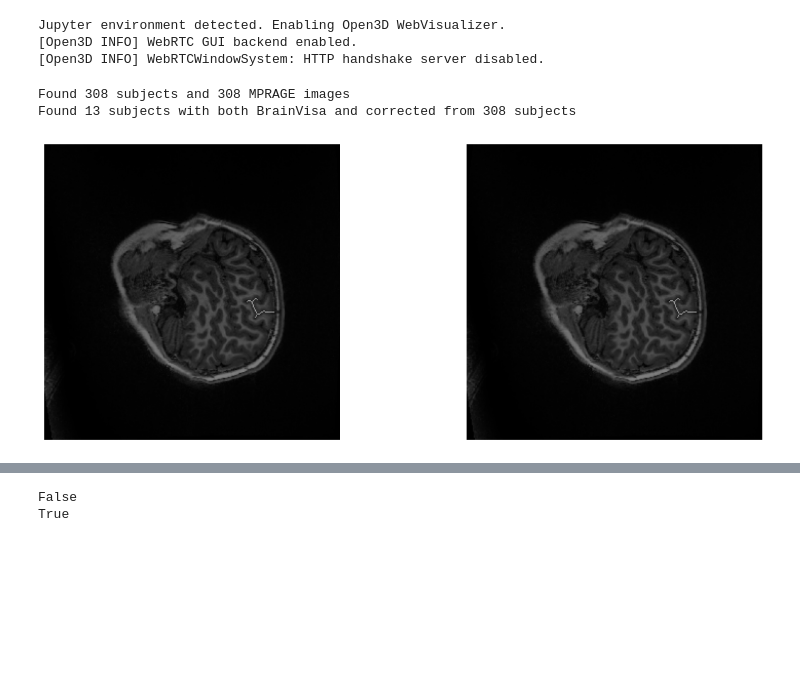
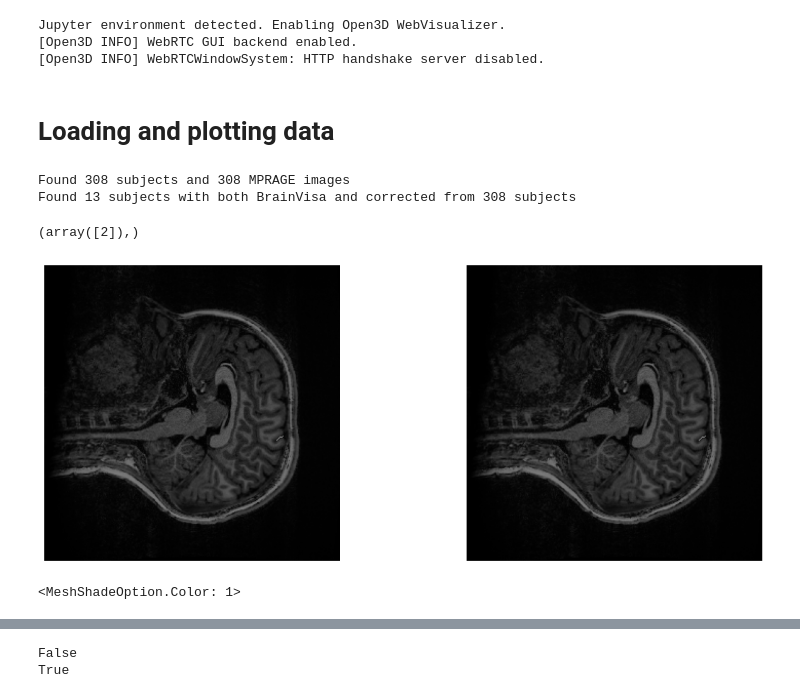
Before and after one commit to Vivikar/central-sulcus-analysis, a Jupyter notebook: notebooks/0_CS_EDA.ipynb, the cells around one changed output, grey strips where cells are left out. Drawn from its saved outputs; the diff is of its cells as text; code cells hidden in the pictures; blank space fills up the shorter version.

```diff
--- a/notebooks/0_CS_EDA.ipynb
+++ b/notebooks/0_CS_EDA.ipynb
@@ -15,6 +17,8 @@ import SimpleITK as sitk
 Jupyter environment detected. Enabling Open3D WebVisualizer.
 [Open3D INFO] WebRTC GUI backend enabled.
 [Open3D INFO] WebRTCWindowSystem: HTTP handshake server disabled.
+# %% [markdown]
+# Loading and plotting data
 # %%
 cs_paths = [x for x in Path(BRAIN_VISA_PATH).glob(CS_CORRECTED)]
 dataset = CS_Images(segmentation='all',
@@ -23,33 +27,41 @@ dataset = CS_Images(segmentation='all',
 # %% [output]
 Found 308 subjects and 308 MPRAGE images
 Found 13 subjects with both BrainVisa and corrected from 308 subjects
+# %%
+dataset.get_caseidx('sub-via227')
+# %% [output]
+(array([2]),)
 # %%
-s0 = dataset[1]
+s0 = dataset[2]
 img = sitk.GetArrayFromImage(s0['img'])
 bvisa = sitk.GetArrayFromImage(s0['bvisa'])
 corrected = sitk.GetArrayFromImage(s0['corrected'])
 caseid = s0['caseid']
 center = s0['centre']
-slc = 40
+slc = 100
 
 fig, axs = plt.subplots(1, 2, figsize=(15, 5))
 
 axs[0].imshow(img[slc, :, :].T, cmap='gray')
 axs[0].imshow(bvisa[slc, :, :].T, alpha=0.5, cmap='gray')
 axs[0].set_axis_off()
 
 axs[1].imshow(img[slc, :, :].T, cmap='gray')
 axs[1].imshow(corrected[slc, :, :].T, alpha=0.5, cmap='gray')
 axs[1].set_axis_off()
 
 plt.tight_layout()
 plt.show()
 # %% [output]
-[figure, old version]
+[figure, new version]
 # %%
 bvisa_pcd = np.stack((bvisa==1).nonzero()).T
 pcd = o3d.geometry.PointCloud()
 pcd.points = o3d.utility.Vector3dVector(bvisa_pcd[:,:3])
 pcd.estimate_normals()
 o3d.visualization.draw_geometries([pcd])
+# %%
+o3d.visualization.MeshShadeOption(1)
+# %% [output]
+<MeshShadeOption.Color: 1>
 # %%
```
Also changed, not shown: parts of 48 cells of this notebook, 5 other files.
